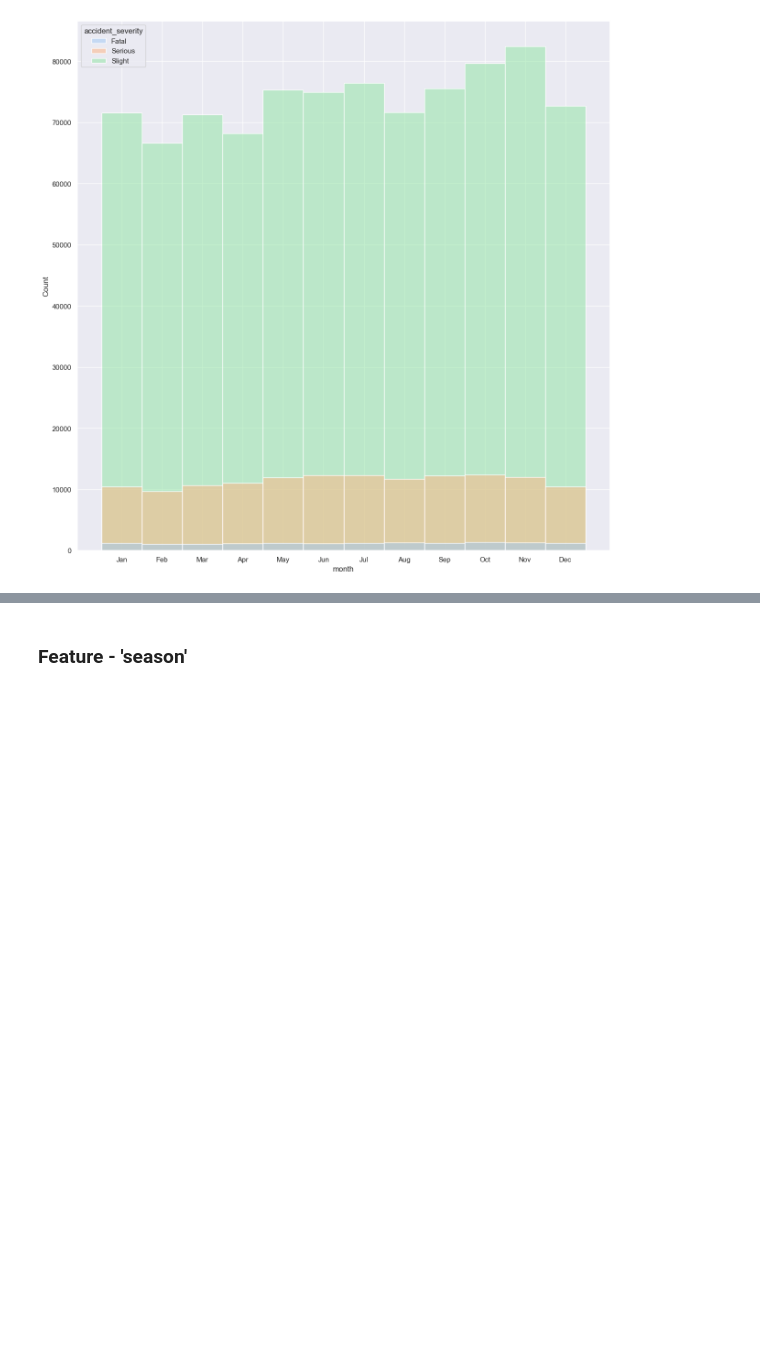
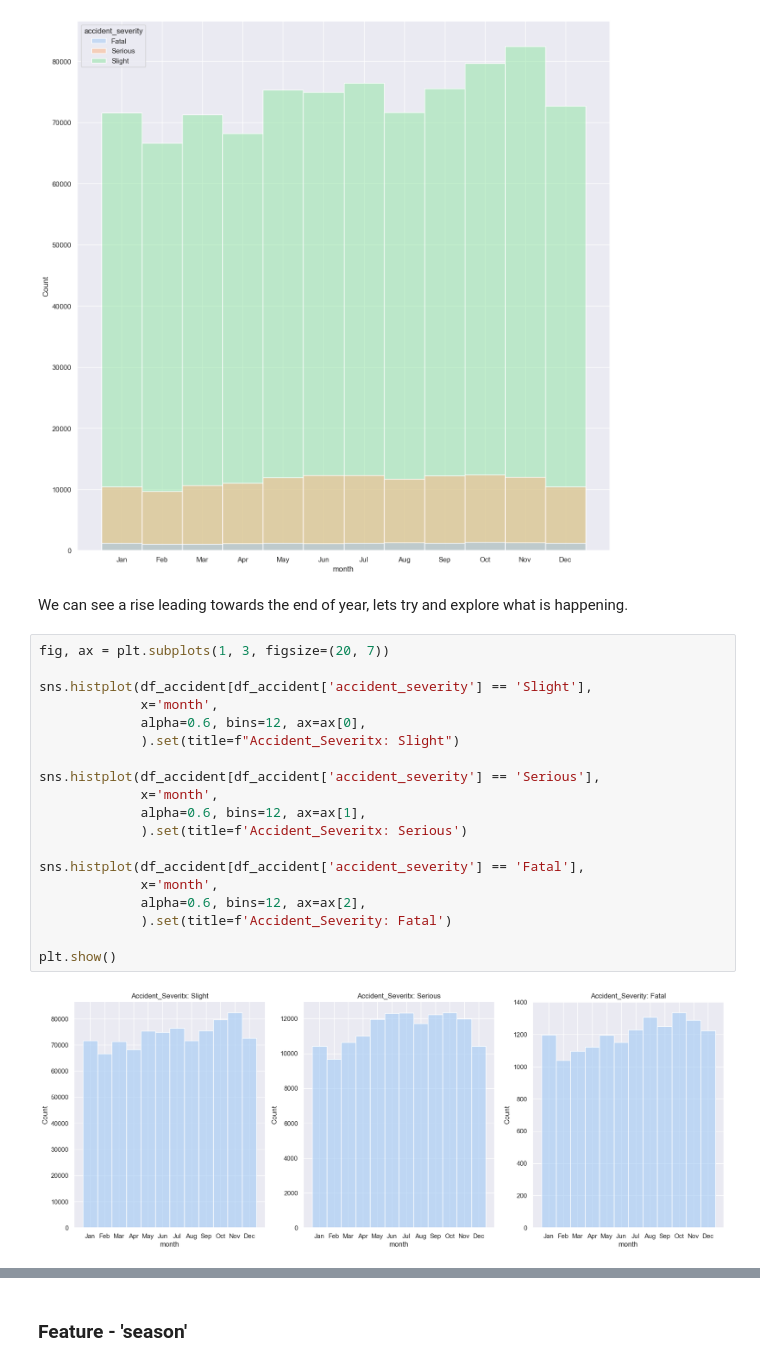
Before and after one commit to kmedri/-Omdena_Predicting_RTC_Severity_main, a Jupyter notebook: Group_1_Predicting_RTC_Severity/Predicting_RTC_Severity.ipynb, the cells around one changed output, grey strips where cells are left out. Drawn from its saved outputs; the diff is of its cells as text; blank space fills up the shorter version.

```diff
--- a/Group_1_Predicting_RTC_Severity/Predicting_RTC_Severity.ipynb
+++ b/Group_1_Predicting_RTC_Severity/Predicting_RTC_Severity.ipynb
@@ -1030,4 +1070,27 @@ ax = sns.histplot(data=df_accident, x='month', palette='pastel', bins=12, hue='a
 plt.show()
 # %% [output]
 [figure]
+# %% [markdown]
+We can see a rise leading towards the end of year, lets try and explore what is happening.
+# %%
+fig, ax = plt.subplots(1, 3, figsize=(20, 7))
+
+sns.histplot(df_accident[df_accident['accident_severity'] == 'Slight'],
+             x='month',
+             alpha=0.6, bins=12, ax=ax[0],
+             ).set(title=f"Accident_Severitx: Slight")
+
+sns.histplot(df_accident[df_accident['accident_severity'] == 'Serious'],
+             x='month',
+             alpha=0.6, bins=12, ax=ax[1],
+             ).set(title=f'Accident_Severitx: Serious')
+
+sns.histplot(df_accident[df_accident['accident_severity'] == 'Fatal'],
+             x='month',
+             alpha=0.6, bins=12, ax=ax[2],
+             ).set(title=f'Accident_Severity: Fatal')
+
+plt.show()
+# %% [output]
+[figure, added]
 # %% [markdown]
```
Also changed, not shown: parts of 44 cells of this notebook.
